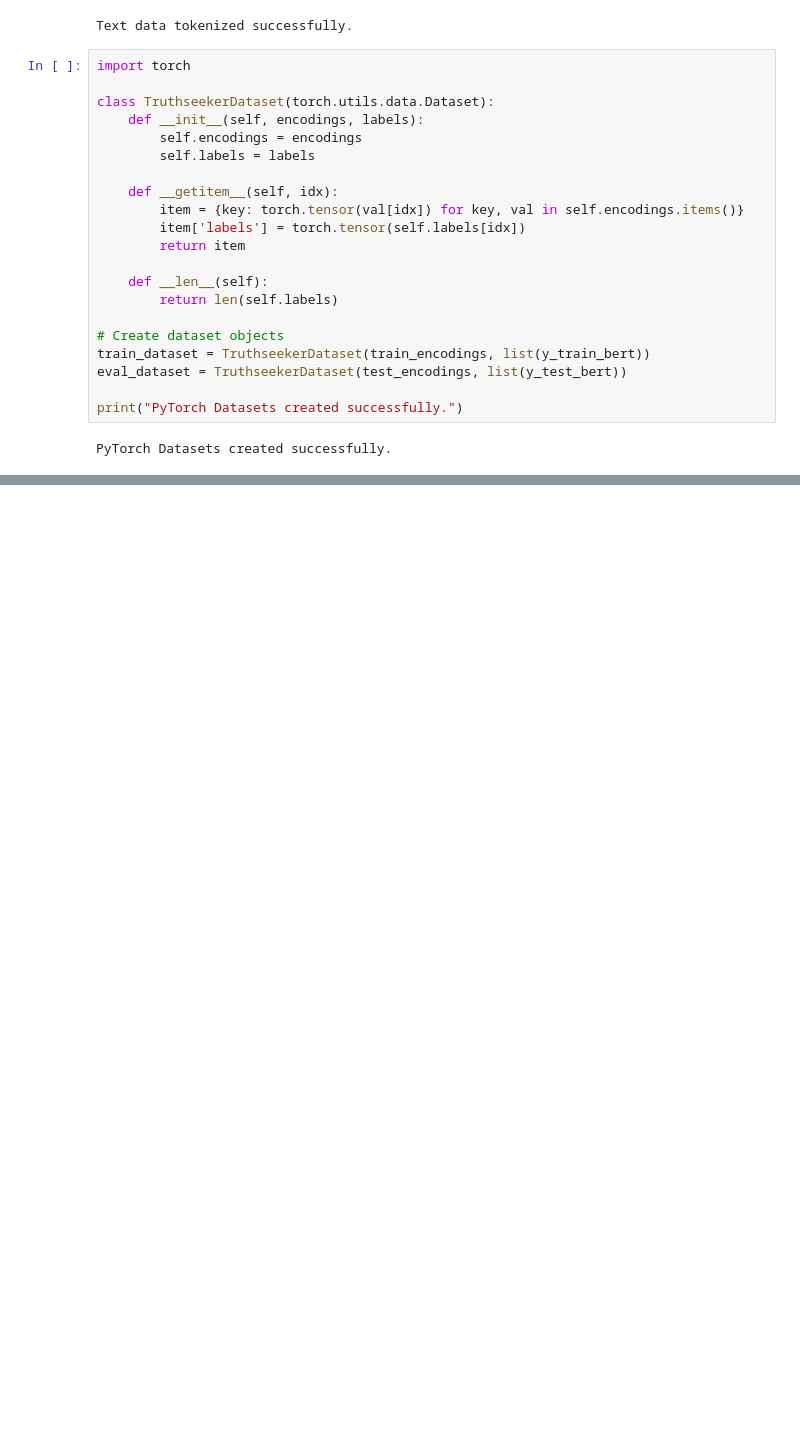
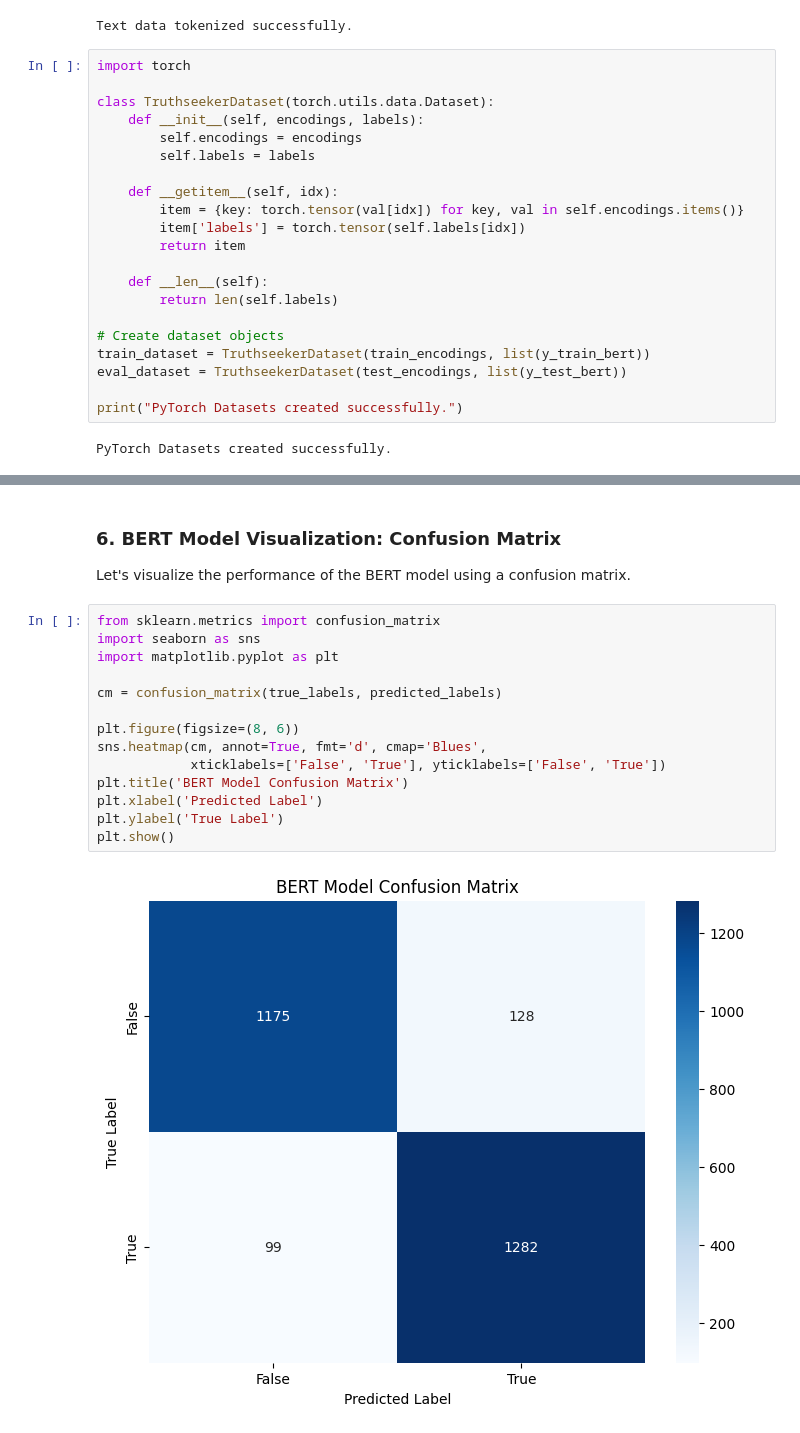
Before and after one commit to sheicksen/CISC483-EngageTactics, a Jupyter notebook: TruthSeeker.ipynb, the cells around one changed output, grey strips where cells are left out. Drawn from its saved outputs; the diff is of its cells as text; blank space fills up the shorter version.

Commit message:
Improved Accuracy BERT

```diff
--- a/TruthSeeker.ipynb
+++ b/TruthSeeker.ipynb
@@ -328,0 +333,19 @@ weighted avg       0.81      0.78      0.77       269
+# %% [markdown]
+### 6. BERT Model Visualization: Confusion Matrix
+Let's visualize the performance of the BERT model using a confusion matrix.
+# %%
+from sklearn.metrics import confusion_matrix
+import seaborn as sns
+import matplotlib.pyplot as plt
+
+cm = confusion_matrix(true_labels, predicted_labels)
+
+plt.figure(figsize=(8, 6))
+sns.heatmap(cm, annot=True, fmt='d', cmap='Blues',
+            xticklabels=['False', 'True'], yticklabels=['False', 'True'])
+plt.title('BERT Model Confusion Matrix')
+plt.xlabel('Predicted Label')
+plt.ylabel('True Label')
+plt.show()
+# %% [output]
+[figure, added]
```
Also changed, not shown: parts of 12 cells of this notebook.
